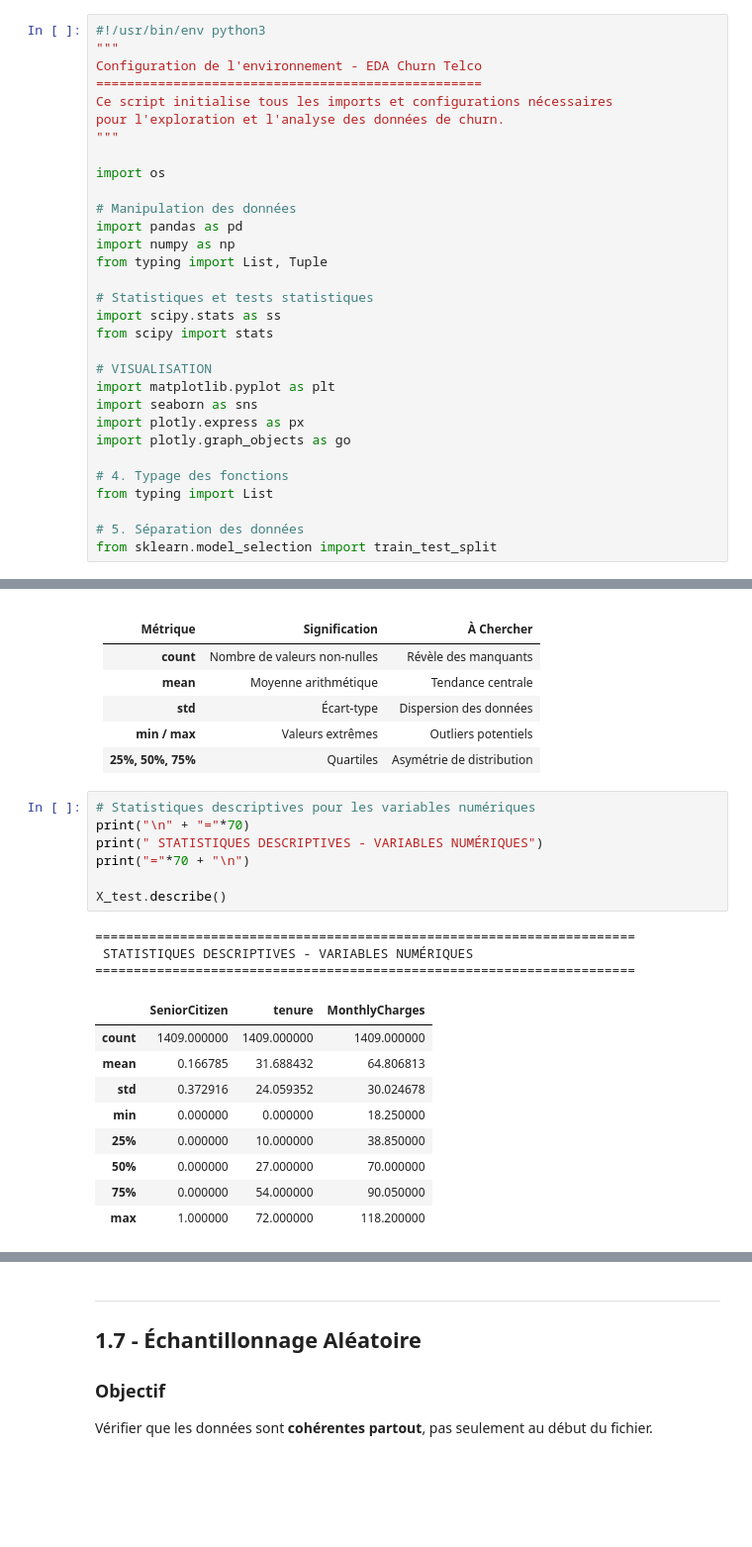
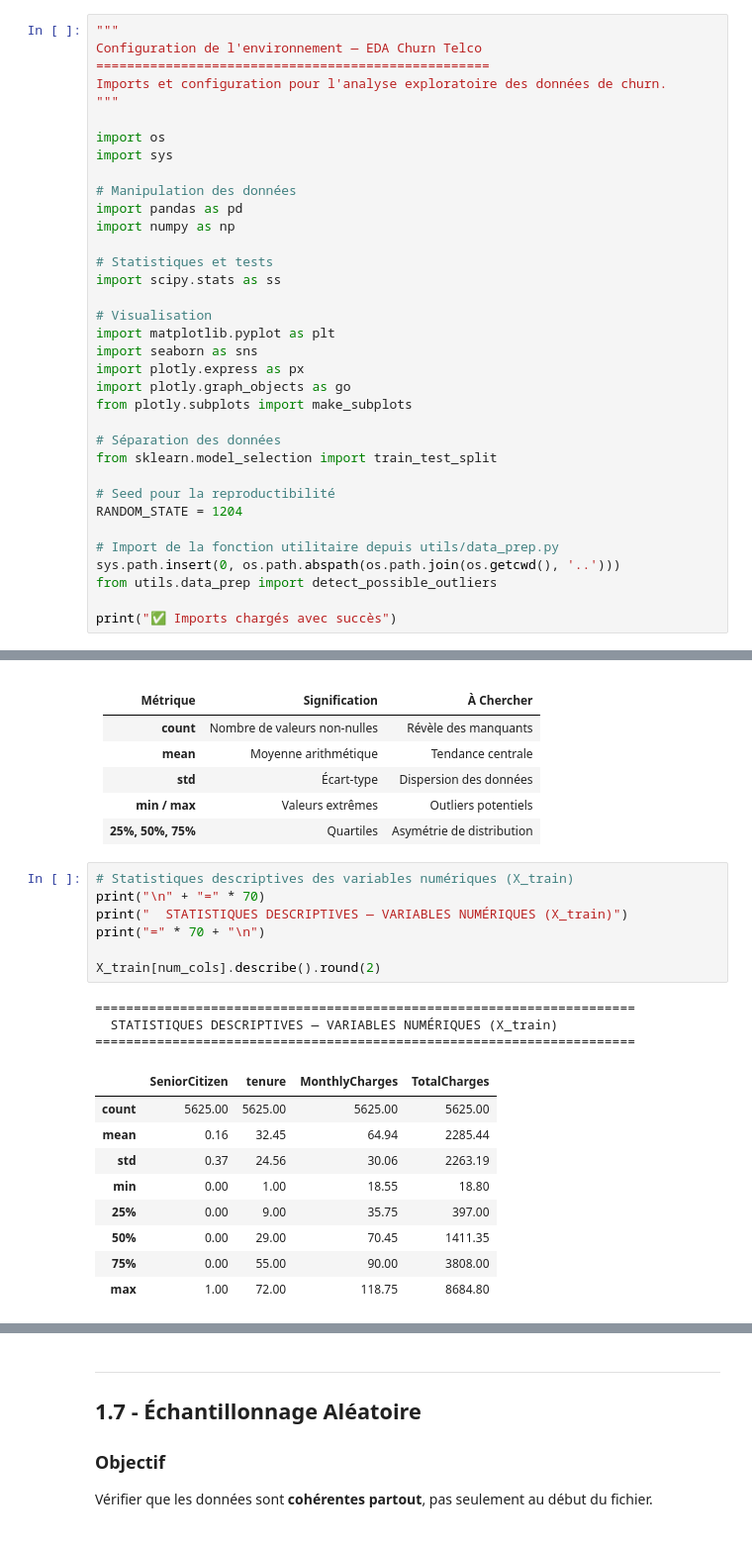
Before and after one commit to Dylan-Jbt/Scoring_de_churn_client, a Jupyter notebook: notebooks/01_exploration_des_donnees.ipynb, the cells around one changed output, grey strips where cells are left out. Shown at 99% size. Drawn from its saved outputs; the diff is of its cells as text; blank space fills up the shorter version.

```diff
--- a/notebooks/01_exploration_des_donnees.ipynb
+++ b/notebooks/01_exploration_des_donnees.ipynb
@@ -33,31 +36,35 @@ TelcoWave souhaite **anticiper les départs de clients** (churn) pour déployer
 # %%
-#!/usr/bin/env python3
 """
-Configuration de l'environnement - EDA Churn Telco
-==================================================
-Ce script initialise tous les imports et configurations nécessaires
-pour l'exploration et l'analyse des données de churn.
+Configuration de l'environnement — EDA Churn Telco
+===================================================
+Imports et configuration pour l'analyse exploratoire des données de churn.
 """
 
 import os
+import sys
 
 # Manipulation des données
 import pandas as pd
 import numpy as np
-from typing import List, Tuple
 
-# Statistiques et tests statistiques
+# Statistiques et tests
 import scipy.stats as ss
-from scipy import stats
 
-# VISUALISATION
+# Visualisation
 import matplotlib.pyplot as plt
 import seaborn as sns
 import plotly.express as px
 import plotly.graph_objects as go
+from plotly.subplots import make_subplots
 
-# 4. Typage des fonctions
-from typing import List
+# Séparation des données
+from sklearn.model_selection import train_test_split
 
-# 5. Séparation des données
-from sklearn.model_selection import train_test_split
+# Seed pour la reproductibilité
+RANDOM_STATE = 1204
+
+# Import de la fonction utilitaire depuis utils/data_prep.py
+sys.path.insert(0, os.path.abspath(os.path.join(os.getcwd(), '..')))
+from utils.data_prep import detect_possible_outliers
+
+print("✅ Imports chargés avec succès")
@@ -390,22 +446,22 @@ print(f"   • Pourcentage de complétude         : {(1 - X_test.isnull().sum().
 | **min / max** | Valeurs extrêmes | Outliers potentiels |
 | **25%, 50%, 75%** | Quartiles | Asymétrie de distribution |
 # %%
-# Statistiques descriptives pour les variables numériques
-print("\n" + "="*70)
-print(" STATISTIQUES DESCRIPTIVES - VARIABLES NUMÉRIQUES")
-print("="*70 + "\n")
+# Statistiques descriptives des variables numériques (X_train)
+print("\n" + "=" * 70)
+print("  STATISTIQUES DESCRIPTIVES — VARIABLES NUMÉRIQUES (X_train)")
+print("=" * 70 + "\n")
 
-X_test.describe()
+X_train[num_cols].describe().round(2)
 # %% [output]
 ======================================================================
- STATISTIQUES DESCRIPTIVES - VARIABLES NUMÉRIQUES
+  STATISTIQUES DESCRIPTIVES — VARIABLES NUMÉRIQUES (X_train)
 ======================================================================
-|  | SeniorCitizen | tenure | MonthlyCharges |
-| count | 1409.000000 | 1409.000000 | 1409.000000 |
-| mean | 0.166785 | 31.688432 | 64.806813 |
-| std | 0.372916 | 24.059352 | 30.024678 |
-| min | 0.000000 | 0.000000 | 18.250000 |
-| 25% | 0.000000 | 10.000000 | 38.850000 |
-| 50% | 0.000000 | 27.000000 | 70.000000 |
-| 75% | 0.000000 | 54.000000 | 90.050000 |
-| max | 1.000000 | 72.000000 | 118.200000 |
+|  | SeniorCitizen | tenure | MonthlyCharges | TotalCharges |
+| count | 5625.00 | 5625.00 | 5625.00 | 5625.00 |
+| mean | 0.16 | 32.45 | 64.94 | 2285.44 |
+| std | 0.37 | 24.56 | 30.06 | 2263.19 |
+| min | 0.00 | 1.00 | 18.55 | 18.80 |
+| 25% | 0.00 | 9.00 | 35.75 | 397.00 |
+| 50% | 0.00 | 29.00 | 70.45 | 1411.35 |
+| 75% | 0.00 | 55.00 | 90.00 | 3808.00 |
+| max | 1.00 | 72.00 | 118.75 | 8684.80 |
```
Also changed, not shown: parts of 41 cells of this notebook, 6 other files.
